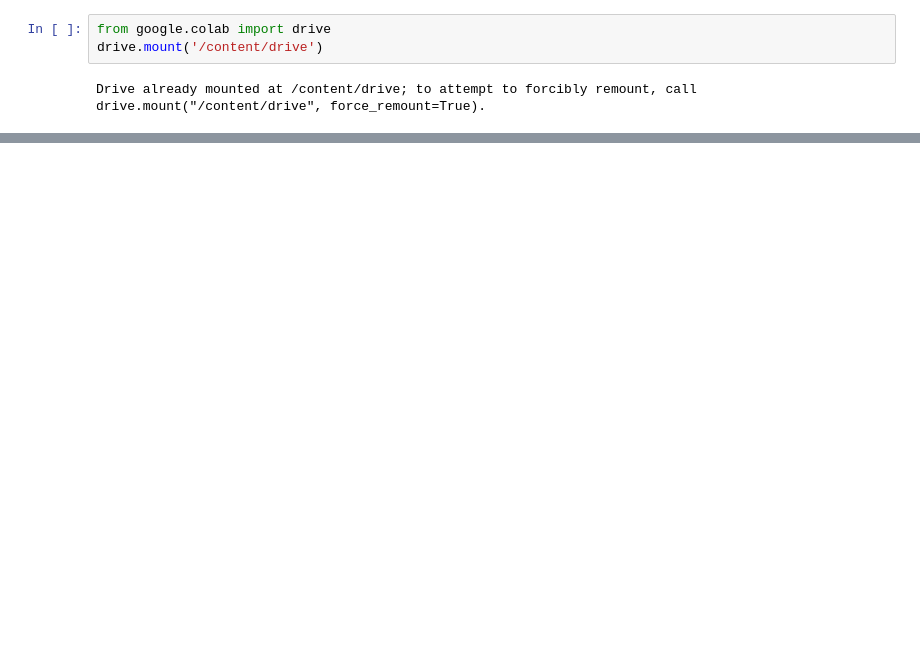
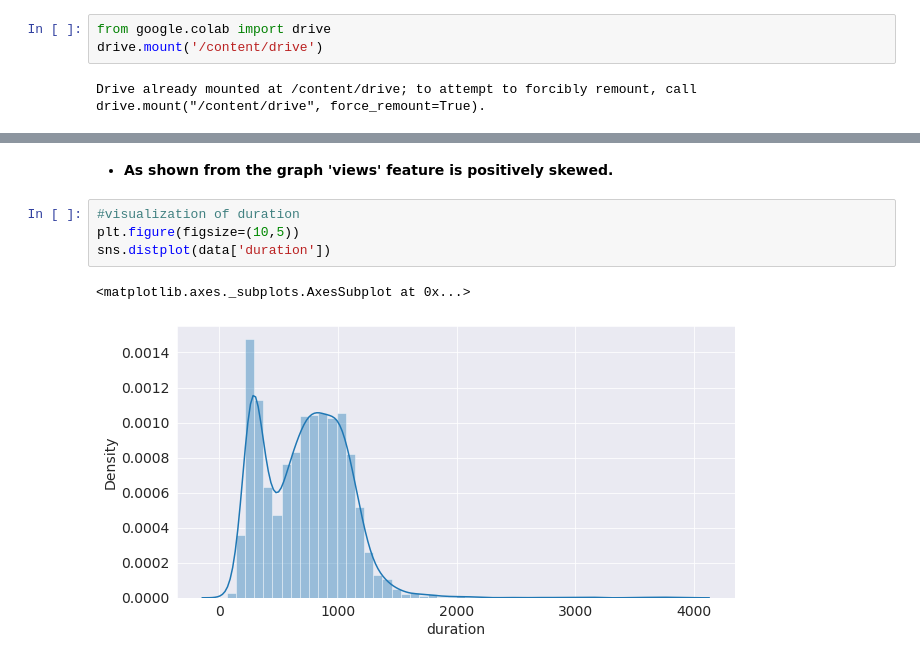
Before and after one commit to maya034/TED-TALK-VIEWS-PREDICTION, a Jupyter notebook: CH_Mayank_Kumar_TED_TALK_VIEWS_PREDICTION.ipynb, the cells around one changed output, grey strips where cells are left out. Saved outputs shown, nothing was run; the diff lists cells and outputs as text; blank space fills up the shorter version.

```diff
--- a/CH_Mayank_Kumar_TED_TALK_VIEWS_PREDICTION.ipynb
+++ b/CH_Mayank_Kumar_TED_TALK_VIEWS_PREDICTION.ipynb
@@ -716,0 +319,9 @@ ValueError: ignored
+# %% [markdown]
+* **As shown from the graph 'views' feature  is positively skewed.**
+# %%
+#visualization of duration
+plt.figure(figsize=(10,5))
+sns.distplot(data['duration'])
+# %% [output]
+<matplotlib.axes._subplots.AxesSubplot at 0x...>
+[figure, added]
```
Also changed, not shown: parts of 350 cells of this notebook.
